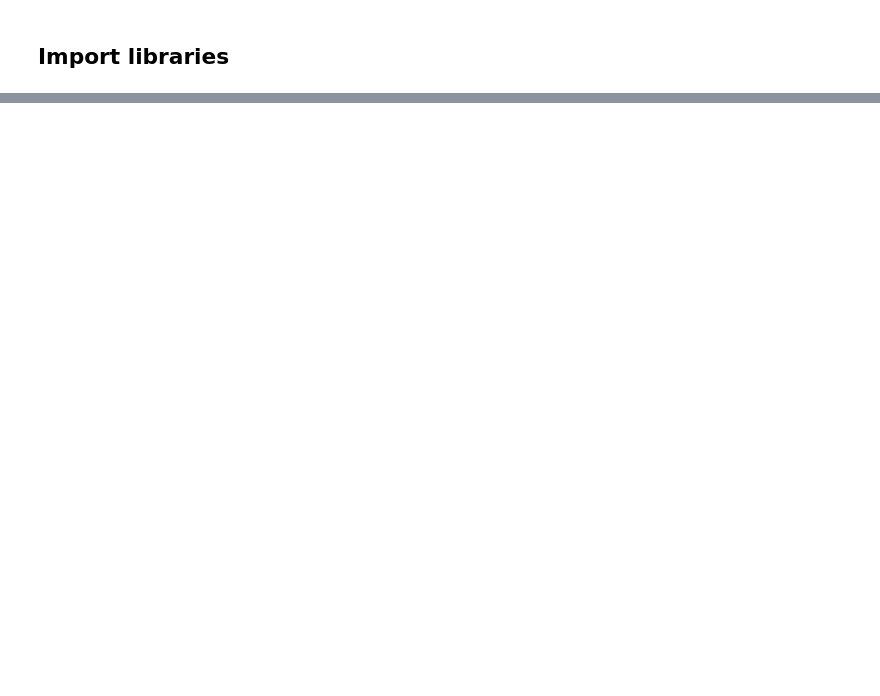
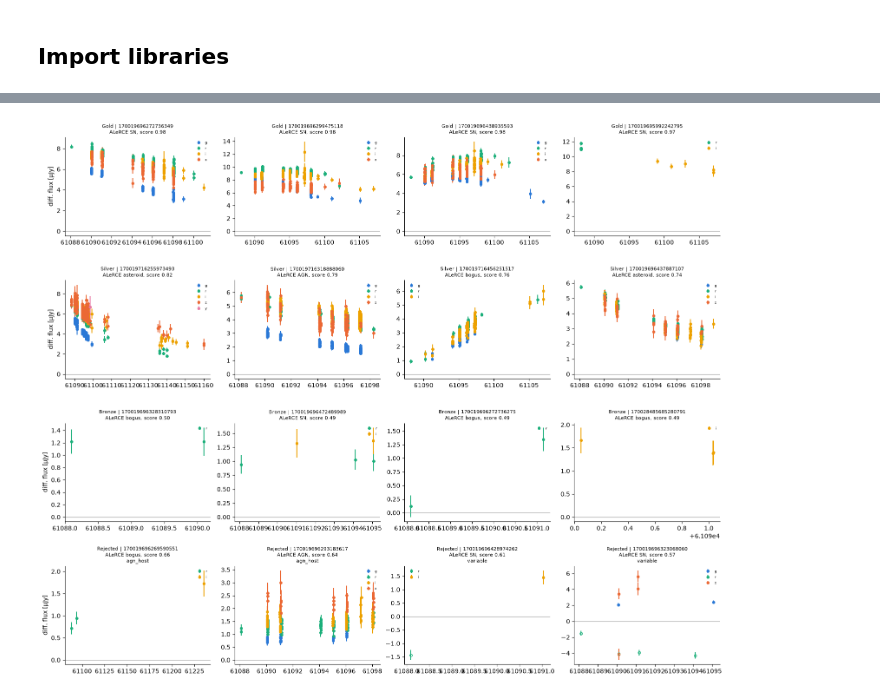
Before and after one commit to ykangastro/Team3_SNe_Host_Matching, a Jupyter notebook: notebooks/alerce_classification.ipynb, the cells around one changed output, grey strips where cells are left out. Drawn from its saved outputs; the diff is of its cells as text; code cells hidden in the pictures; blank space fills up the shorter version.

```diff
--- a/notebooks/alerce_classification.ipynb
+++ b/notebooks/alerce_classification.ipynb
@@ -281,0 +755,9 @@ match_antares
+# %%
+feat["tier"] = np.select(
+    [feat["vetoed"],
+     (feat["alerce_class"] == "SN") & (feat["sn_score"] >= 0.65),
+     feat["sn_score"] >= 0.5],
+    ["Rejected", "Gold", "Silver"], default="Bronze")
+
+tier_order = ["Gold", "Silver", "Bronze", "Rejected"]
+pd.crosstab(feat["alerce_class"], feat["tier"], margins=True)[tier_order + ["All"]]
@@ -281,0 +800,24 @@ match_antares
+# %%
+band_names = {1: "g", 2: "r", 3: "i", 4: "z", 5: "y", 6: "u"}
+band_color = {1: "#2a78d6", 2: "#1baf7a", 3: "#eda100", 4: "#eb6834", 5: "#e87ba4", 6: "#6a4c93"}
+n_show = 4
+fig, axes = plt.subplots(len(tier_order), n_show, figsize=(16, 13))
+for row, tier in zip(axes, tier_order):
+    sample = feat[feat["tier"] == tier].sort_values("sn_score", ascending=False).head(n_show)
+    for ax, (oid, r) in zip(row, sample.iterrows()):
+        d = det[det["oid"] == oid]
+        for b, db in d.groupby("band"):
+            for neg, fill in [(False, band_color[b]), (True, "none")]:
+                x = db[db["isnegative"] == neg]
+                ax.errorbar(x["mjd"], x["psfflux"] / 1e3, x["psffluxerr"] / 1e3, fmt="o", ms=4,
+                            color=band_color[b], mfc=fill, label=band_names[b] if not neg else None)
+        ax.axhline(0, color="0.6", lw=0.8)
+        ax.set_title(f"{tier} | {oid}\nALeRCE {r['alerce_class']}, score {r['sn_score']:.2f}"
+                     + (f"\n{r['veto_reason']}" if r["veto_reason"] else ""), fontsize=8)
+        ax.legend(fontsize=6, frameon=False)
+        ax.spines[["top", "right"]].set_visible(False)
+    row[0].set_ylabel("diff. flux [µJy]")
+plt.tight_layout()
+plt.show()
+# %% [output]
+[figure, added]
```
Also changed, not shown: parts of 88 cells of this notebook, 1 other file.
